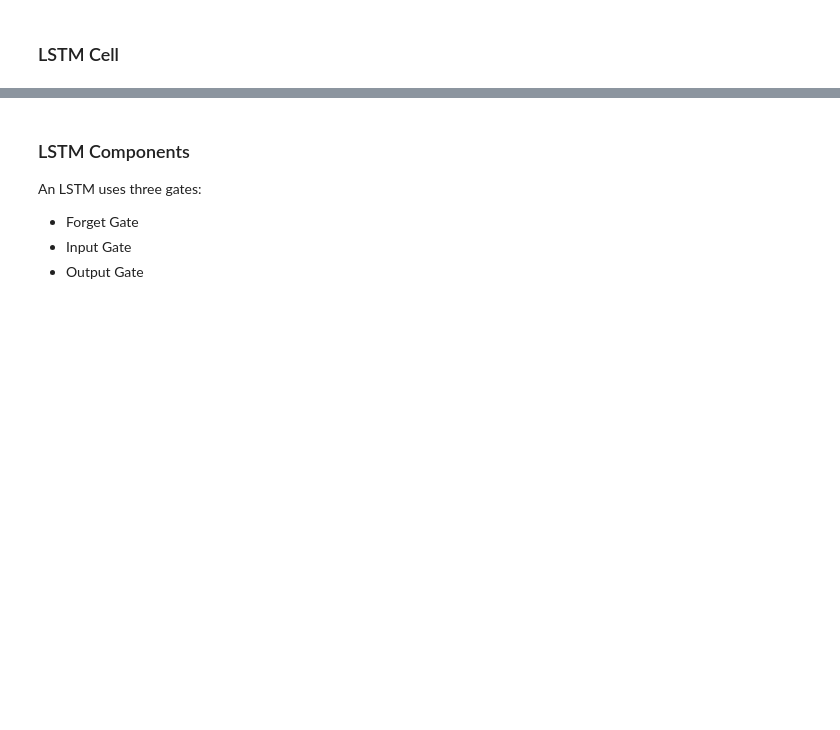
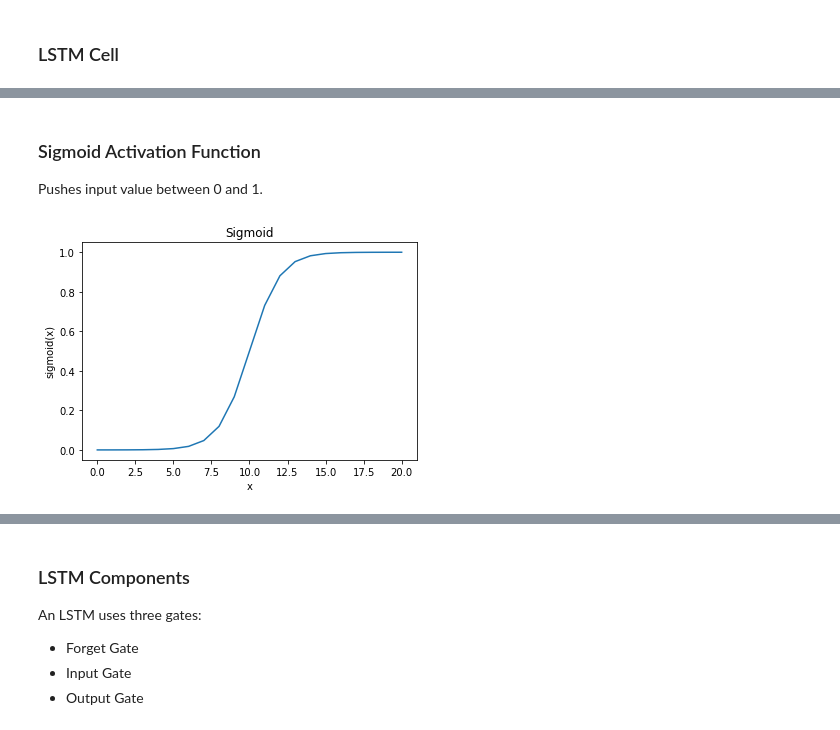
Before and after one commit to PythonWorkshop/intro-to-nlp-with-pytorch, a Jupyter notebook: Sequence Models/Sequence Models (Presentation).ipynb, the cells around one changed output, grey strips where cells are left out. Drawn from its saved outputs; the diff is of its cells as text; code cells hidden in the pictures; blank space fills up the shorter version.

Commit message:
Added activation plots

```diff
--- a/Sequence Models/Sequence Models (Presentation).ipynb
+++ b/Sequence Models/Sequence Models (Presentation).ipynb
@@ -38,0 +48,26 @@ torch.manual_seed(1)
+# %%
+def sigmoid(z):
+    return 1 / (1 + np.exp(-1*z))
+# %%
+ACTIVATIONS = {'sigmoid': sigmoid,
+               'tanh': np.tanh}
+# %%
+def plot_activation(activation):
+    if activation not in ACTIVATIONS:
+        return None
+
+    z = np.arange(-10, 11, 1)
+    g = ACTIVATIONS[activation](z)
+
+    plt.plot(g)
+    plt.title(activation.title())
+    plt.xlabel('x')
+    plt.ylabel('{}(x)'.format(activation))
+    plt.show()
+# %% [markdown]
+### Sigmoid Activation Function
+Pushes input value between 0 and 1.
+# %%
+plot_activation('sigmoid')
+# %% [output]
+[figure, added]
```
Also changed, not shown: parts of 5 cells of this notebook, 1 other file.
